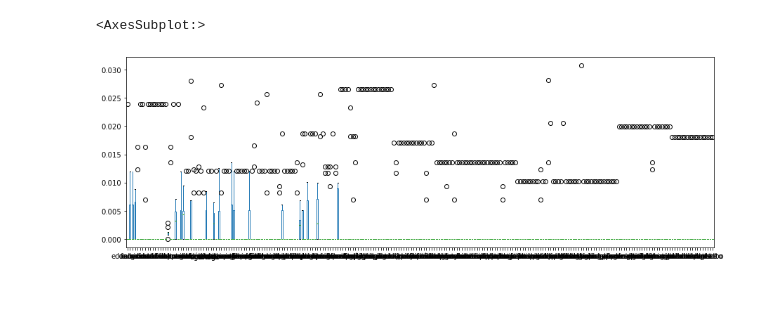
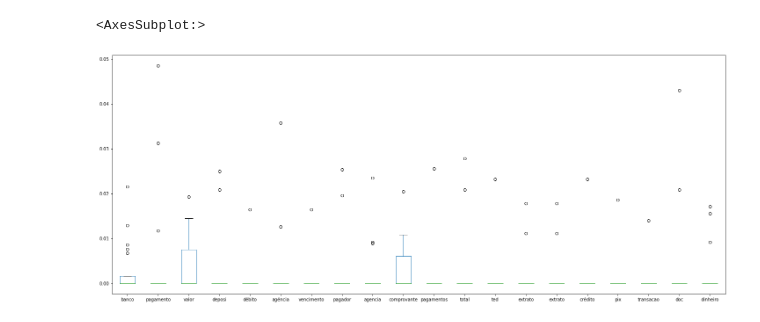
Before and after one commit to paulohesilva/hw2_proof_ocr, a Jupyter notebook: hw-two-v3.ipynb, the cells around one changed output. Cells and saved outputs as stored; diff of their text form; code cells hidden in the pictures; blank space fills up the shorter version.

```diff
--- a/hw-two-v3.ipynb
+++ b/hw-two-v3.ipynb
@@ -69,7 +99,10 @@ def calculaTF(dic_de_cont, doc):
 
     num_palavras_doc = len(doc)
     for palavra, contagem in dic_de_cont.items():
-        tf_dic[palavra] = contagem/float(num_palavras_doc)
+        if num_palavras_doc != 0:
+            tf_dic[palavra] = contagem/float(num_palavras_doc)
+        else:
+            tf_dic[palavra] = 0
 
     return(tf_dic)
 # %%
@@ -182,8 +284,11 @@ tfidf_dataframe.describe()
 # %%
-tfidf_dataframe.plot(kind = "box", figsize= (15,5))
+ tfidf_dataframe[['banco','pagamento','valor',
+        'deposi','débito','agéncia','vencimento','pagador', 'agencia'
+        ,'comprovante', 'pagamentos','total','ted', 'extrato', 'extrato','crédito',
+        'pix', 'transacao', 'doc','dinheiro']].plot(kind = "box", figsize= (25,10))
 # %% [output]
 <AxesSubplot:>
-[figure, old version]
+[figure, new version]
 # %%
 #import seaborn as sns
 
```
Also changed, not shown: parts of 11 cells of this notebook.
